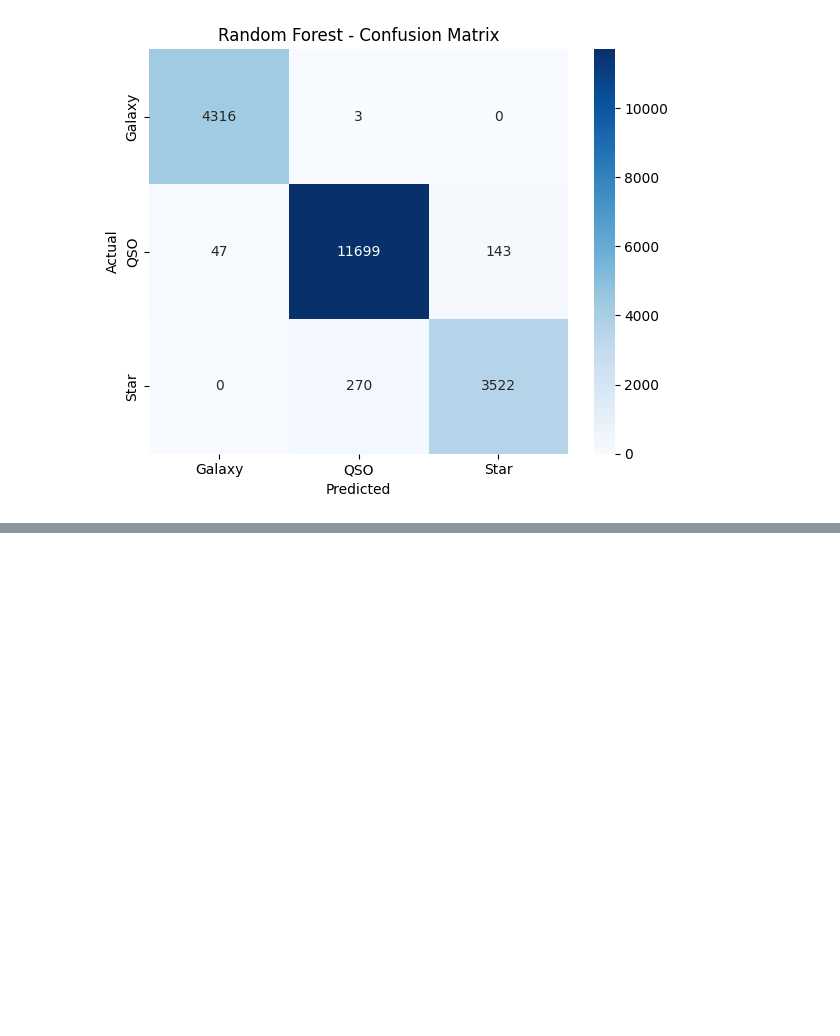
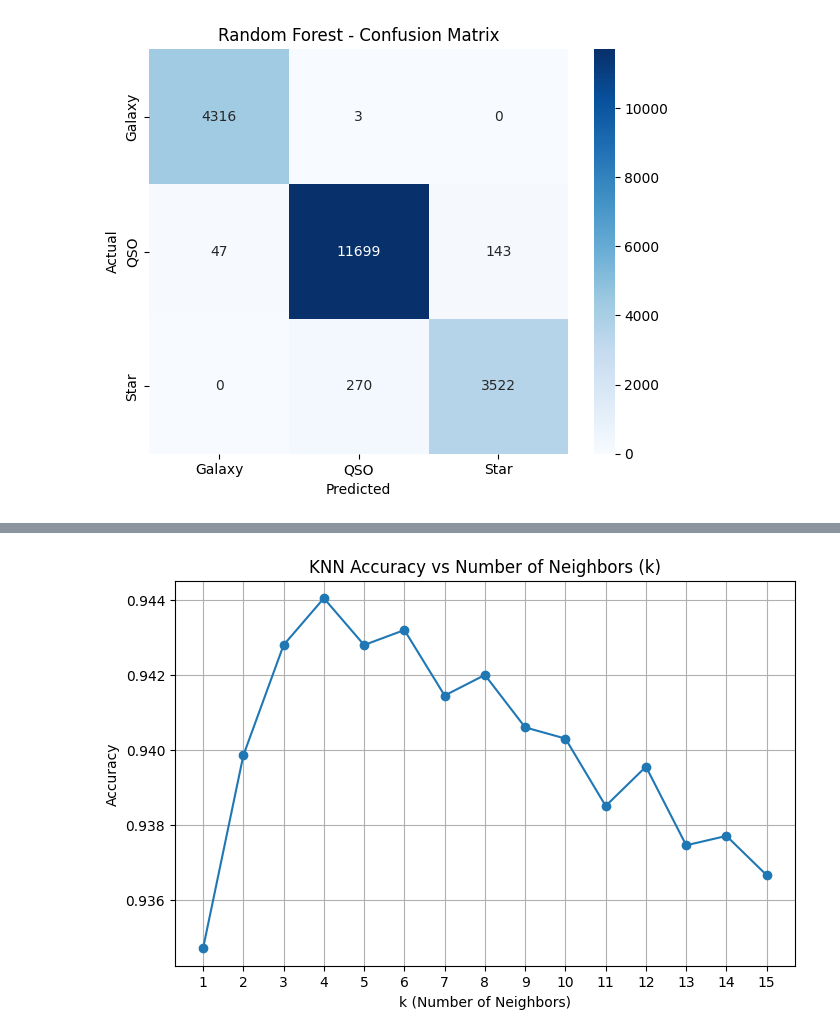
Before and after one commit to apekshakashyap17/Capstone_StellarAstro_ML, a Jupyter notebook: Firstnotebook.ipynb, the cells around one changed output, grey strips where cells are left out. Drawn from its saved outputs; the diff is of its cells as text; code cells hidden in the pictures; blank space fills up the shorter version.

```diff
--- a/Firstnotebook.ipynb
+++ b/Firstnotebook.ipynb
@@ -605,3 +605,18 @@ Classification Report:
    macro avg       0.98      0.97      0.97     20000
 weighted avg       0.98      0.98      0.98     20000
 [figure]
+# %%
+from sklearn.neighbors import KNeighborsClassifier
+from sklearn.metrics import accuracy_score
+
+# Try a few k values and track accuracy
+k_values = list(range(1, 16))
+accuracies = []
+
+for k in k_values:
+    knn = KNeighborsClassifier(n_neighbors=k)
+    knn.fit(X_train_scaled, y_train)
+    y_pred_knn = knn.predict(X_test_scaled)
+    acc = accuracy_score(y_test, y_pred_knn)
+    accuracies.append(acc)
+    print(f"k = {k} → Accuracy = {acc:.4f}")
@@ -607,0 +639,13 @@ weighted avg       0.98      0.98      0.98     20000
+# %%
+import matplotlib.pyplot as plt
+
+plt.figure(figsize=(8, 5))
+plt.plot(k_values, accuracies, marker='o', linestyle='-')
+plt.title("KNN Accuracy vs Number of Neighbors (k)")
+plt.xlabel("k (Number of Neighbors)")
+plt.ylabel("Accuracy")
+plt.grid(True)
+plt.xticks(k_values)
+plt.show()
+# %% [output]
+[figure, added]
```
Also changed, not shown: parts of 2 cells of this notebook.
